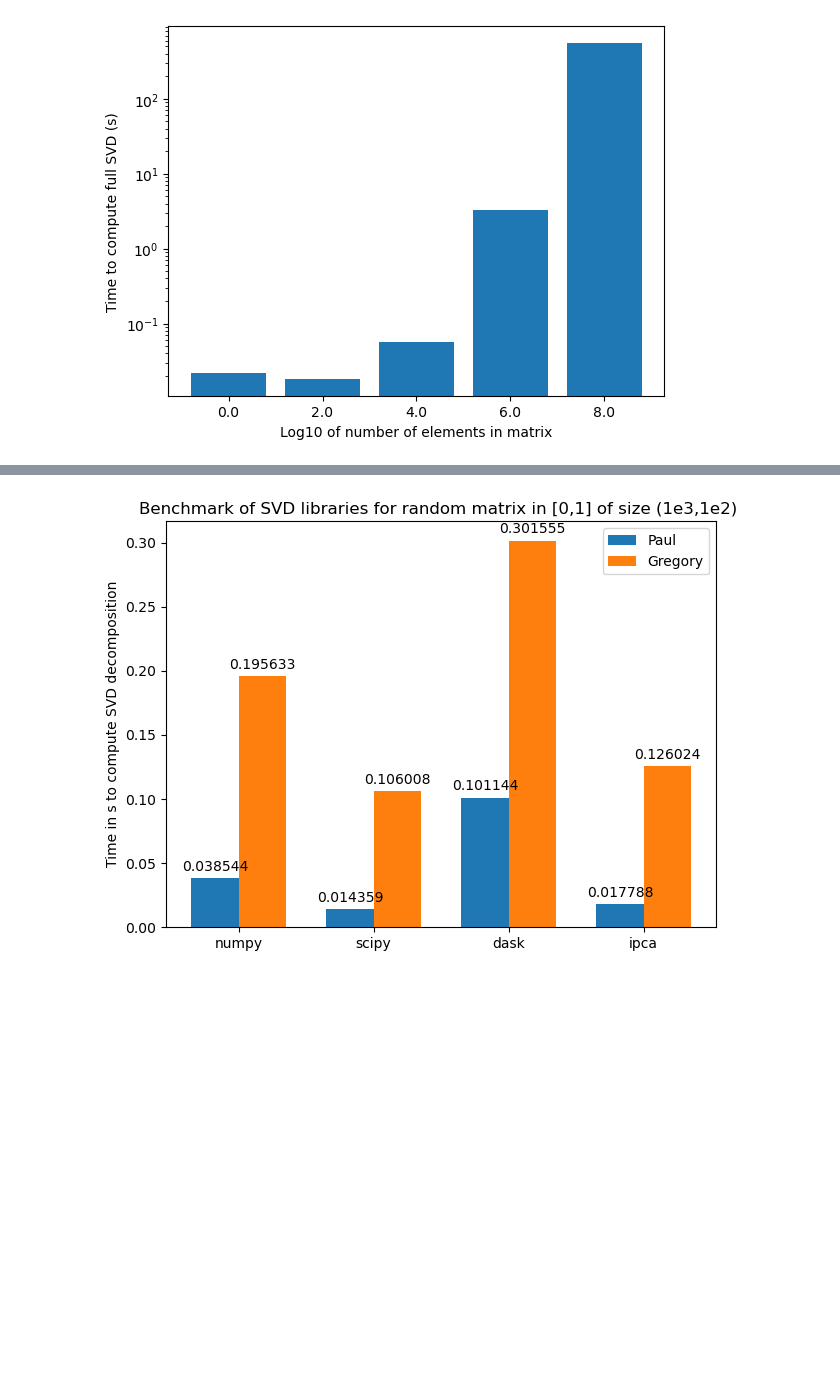
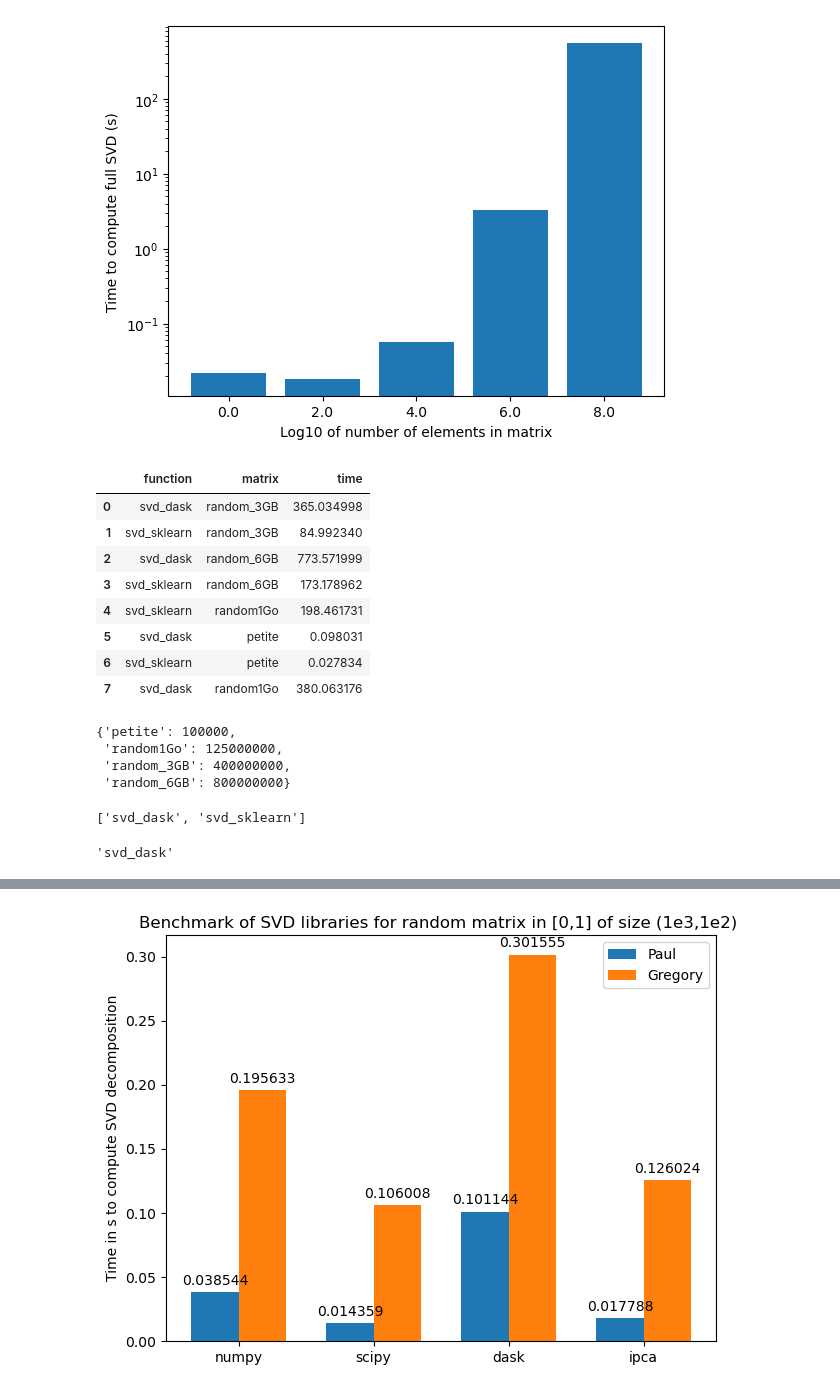
Before and after one commit to gleventoux/Extreme_SVD_Projet_Option, a Jupyter notebook: Histogrammes.ipynb, the cells around one changed output, grey strips where cells are left out. Cells and saved outputs as stored; diff of their text form; code cells hidden in the pictures; blank space fills up the shorter version.

```diff
--- a/Histogrammes.ipynb
+++ b/Histogrammes.ipynb
@@ -49,3 +49,36 @@ ax.set_yscale( 'log')
 plt.show()
 # %% [output]
 [figure]
+# %%
+df0 = pd.read_csv("results_P_Desktop.csv",sep=",",header=0)
+df0.head(15)
+# %% [output]
+|  | function | matrix | time |
+| 0 | svd_dask | random_3GB | 365.034998 |
+| 1 | svd_sklearn | random_3GB | 84.992340 |
+| 2 | svd_dask | random_6GB | 773.571999 |
+| 3 | svd_sklearn | random_6GB | 173.178962 |
+| 4 | svd_sklearn | random1Go | 198.461731 |
+| 5 | svd_dask | petite | 0.098031 |
+| 6 | svd_sklearn | petite | 0.027834 |
+| 7 | svd_dask | random1Go | 380.063176 |
+# %%
+dict_size = {'petite': (1000,100),'random1Go':(25000,5000),
+              'random_3GB':(200000,2000),
+              'random_6GB':(400000, 2000)}
+matrix_elts = {key : dict_size[key][0]*dict_size[key][1] for key in dict_size.keys()}
+matrix_elts
+# %% [output]
+{'petite': 100000,
+ 'random1Go': 125000000,
+ 'random_3GB': 400000000,
+ 'random_6GB': 800000000}
+# %%
+func_names = list(set(df0["function"]))
+func_names
+# %% [output]
+['svd_dask', 'svd_sklearn']
+# %%
+dict(df0)["function"][5]
+# %% [output]
+'svd_dask'
```
Also changed, not shown: parts of 3 cells of this notebook, 4 other files.
